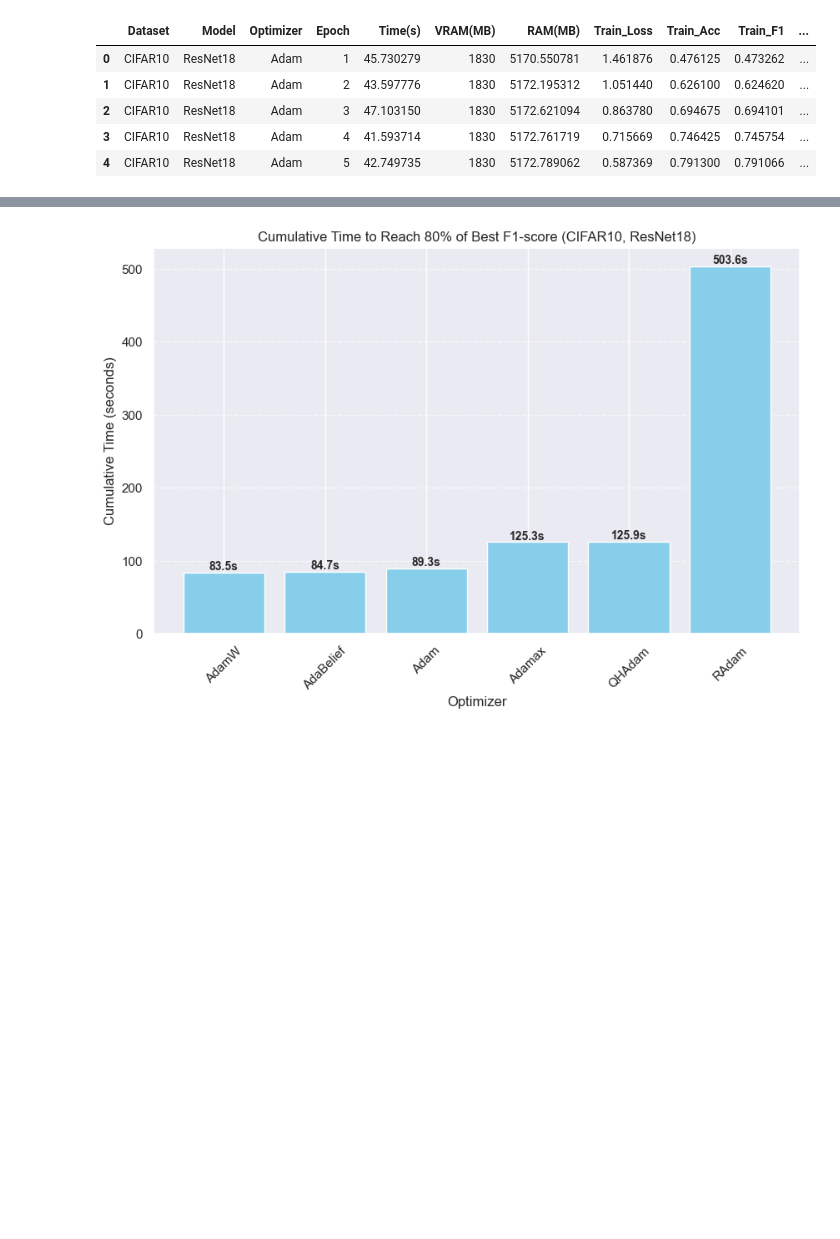
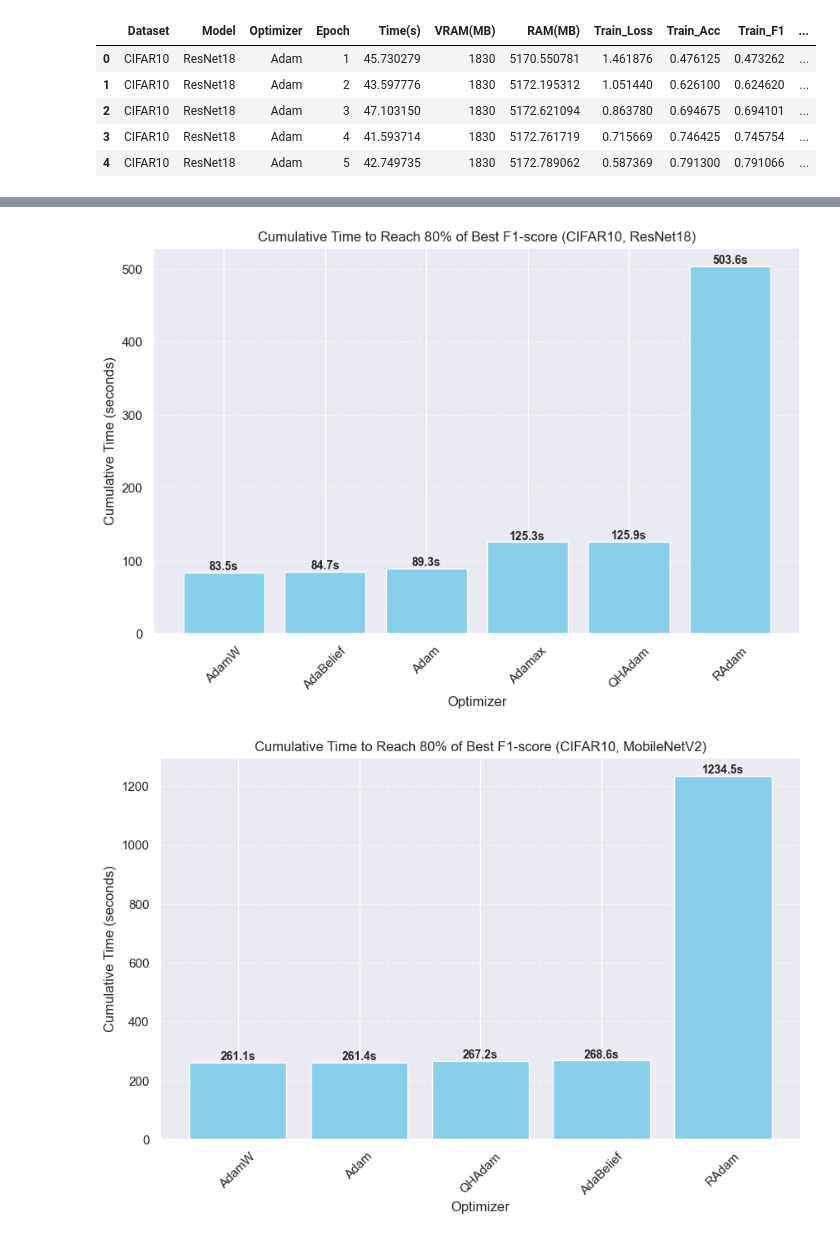
Before and after one commit to IlliaRohalskyi/Time-Efficient-Optimization-of-Neural-Networks, a Jupyter notebook: src/notebooks/analysis.ipynb, the cells around one changed output, grey strips where cells are left out. Drawn from its saved outputs; the diff is of its cells as text; code cells hidden in the pictures; blank space fills up the shorter version.

```diff
--- a/src/notebooks/analysis.ipynb
+++ b/src/notebooks/analysis.ipynb
@@ -73,42 +109,64 @@ plt.show()
 # %%
-# Filter for CIFAR10 and ResNet18
-cifar10_resnet_df = df[(df["Dataset"] == "CIFAR10") & (df["Model"] == "ResNet18")]
+import matplotlib.pyplot as plt
+import pandas as pd
+import seaborn as sns
 
-# Find the best overall F1-score
-best_overall_f1 = cifar10_resnet_df["Val_F1"].max()
-threshold_f1 = 0.8 * best_overall_f1
+sns.set(style="darkgrid")
 
-# Find cumulative time taken by each optimizer to reach 80% of best F1-score
-optimizers = cifar10_resnet_df["Optimizer"].unique()
-time_to_threshold = {}
+# Define datasets and models
+datasets = ['CIFAR10', 'CIFAR100']
+models = ['ResNet18', 'MobileNetV2']
 
-for opt in optimizers:
-    opt_df = cifar10_resnet_df[cifar10_resnet_df["Optimizer"] == opt].sort_values(by="Epoch")
-    opt_df["Cumulative_Time"] = opt_df["Time(s)"].cumsum()  # Accumulate time over epochs
+# Loop through each dataset and model combination
+for dataset in datasets:
+    for model in models:
+        # Filter the DataFrame for the current dataset and model
+        df_subset = df[(df["Dataset"] == dataset) & (df["Model"] == model)]
 
-    reached = opt_df[opt_df["Val_F1"] >= threshold_f1]
+        # Check if the subset is empty
+        if df_subset.empty:
+            print(f"No data available for {model} on {dataset}. Skipping...")
+            continue
 
-    if not reached.empty:
-        time_to_threshold[opt] = reached.iloc[0]["Cumulative_Time"]  # First time reaching threshold
+        # Find the best overall F1-score
+        best_overall_f1 = df_subset["Val_F1"].max()
+        threshold_f1 = 0.8 * best_overall_f1
 
-# Convert to DataFrame for plotting
-time_df = pd.DataFrame(list(time_to_threshold.items()), columns=["Optimizer", "Cumulative Time to 80% Best F1"])
-time_df = time_df.sort_values(by="Cumulative Time to 80% Best F1")
+        # Find cumulative time taken by each optimizer to reach 80% of best F1-score
+        optimizers = df_subset["Optimizer"].unique()
+        time_to_threshold = {}
 
-# Plot the results
-plt.figure(figsize=(10, 6))
-bars = plt.bar(time_df["Optimizer"], time_df["Cumulative Time to 80% Best F1"], color="skyblue")
-plt.ylabel("Cumulative Time (seconds)")
-plt.xlabel("Optimizer")
-plt.title("Cumulative Time to Reach 80% of Best F1-score (CIFAR10, ResNet18)")
-plt.xticks(rotation=45)
-plt.grid(axis="y", linestyle="--", alpha=0.7)
+        for opt in optimizers:
+            opt_df = df_subset[df_subset["Optimizer"] == opt].sort_values(by="Epoch")
+            opt_df["Cumulative_Time"] = opt_df["Time(s)"].cumsum()  # Accumulate time over epochs
 
-# Add text labels on top of the bars
-for bar in bars:
-    height = bar.get_height()
-    plt.text(bar.get_x() + bar.get_width()/2, height, f"{height:.1f}s", ha='center', va='bottom', fontsize=10, fontweight="bold")
+            reached = opt_df[opt_df["Val_F1"] >= threshold_f1]
 
-plt.show()
+            if not reached.empty:
+                time_to_threshold[opt] = reached.iloc[0]["Cumulative_Time"]  # First time reaching threshold
+
+        # Convert to DataFrame for plotting
+        time_df = pd.DataFrame(list(time_to_threshold.items()), columns=["Optimizer", "Cumulative Time to 80% Best F1"])
+        if time_df.empty:
+            print(f"No optimizer reached 80% of best F1-score for {model} on {dataset}. Skipping plot...")
+            continue
+        time_df = time_df.sort_values(by="Cumulative Time to 80% Best F1")
+
+        # Plot the results
+        plt.figure(figsize=(10, 6))
+        bars = plt.bar(time_df["Optimizer"], time_df["Cumulative Time to 80% Best F1"], color="skyblue")
+        plt.ylabel("Cumulative Time (seconds)")
+        plt.xlabel("Optimizer")
+        plt.title(f"Cumulative Time to Reach 80% of Best F1-score ({dataset}, {model})")
+        plt.xticks(rotation=45)
+        plt.grid(axis="y", linestyle="--", alpha=0.7)
+
+        # Add text labels on top of the bars
+        for bar in bars:
+            height = bar.get_height()
+            plt.text(bar.get_x() + bar.get_width()/2, height, f"{height:.1f}s", ha='center', va='bottom', fontsize=10, fontweight="bold")
+
+        plt.show()
 # %% [output]
 [figure]
+[figure, added]
```
Also changed, not shown: parts of 2 cells of this notebook.
